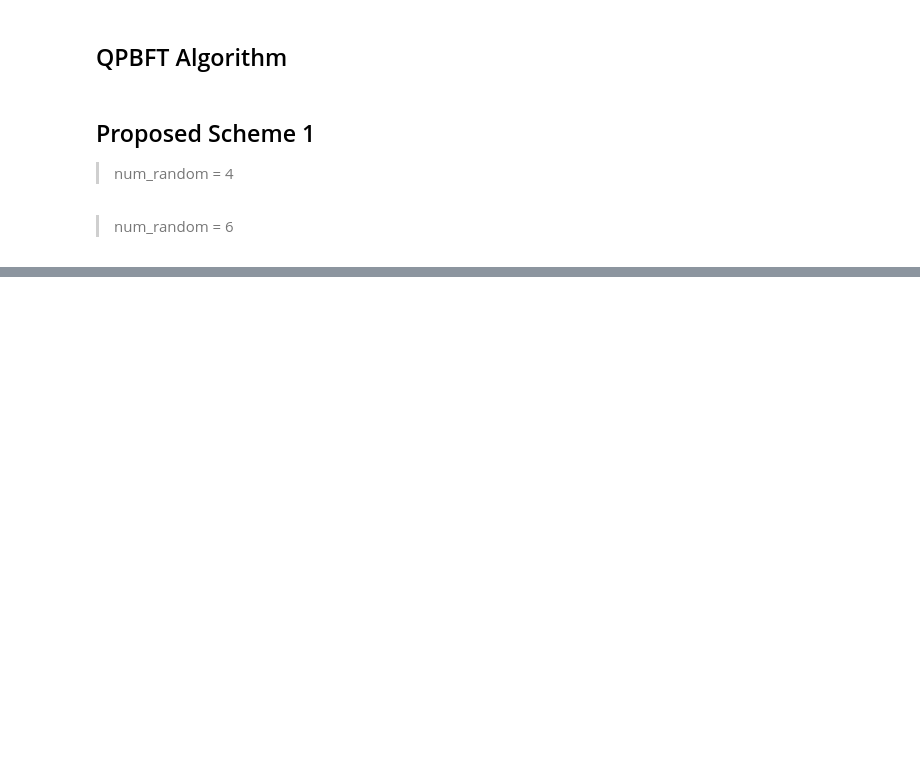
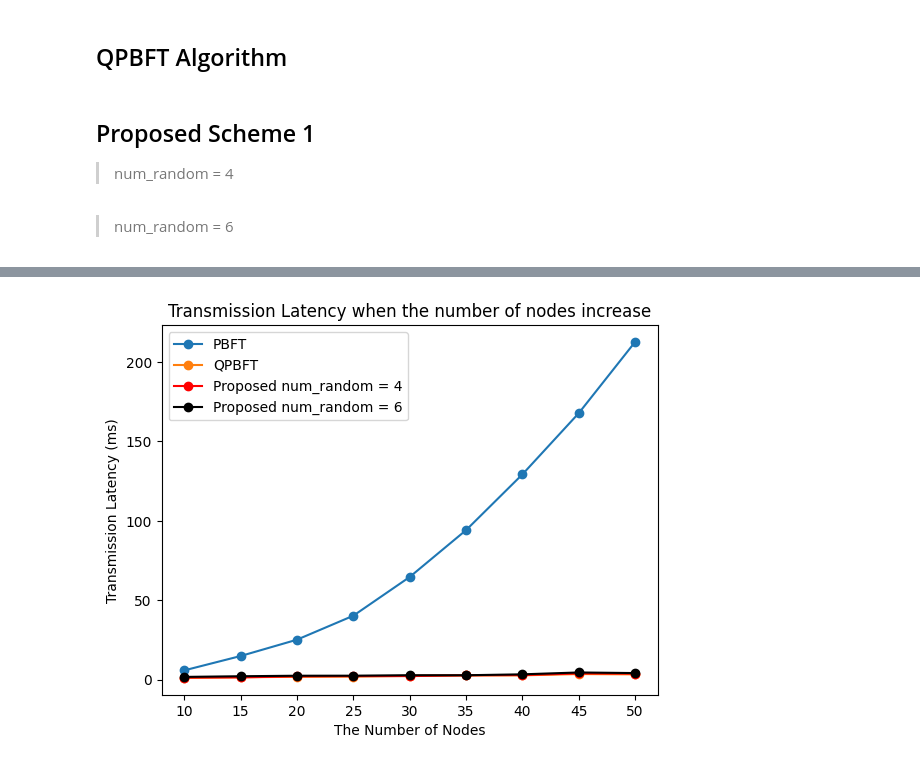
Before and after one commit to OatKID/consensus_demo, a Jupyter notebook: report.ipynb, the cells around one changed output, grey strips where cells are left out. Cells and saved outputs as stored; diff of their text form; code cells hidden in the pictures; blank space fills up the shorter version.

Commit message:
Make function for the number of nodes

```diff
--- a/report.ipynb
+++ b/report.ipynb
@@ -97,6 +156,7 @@ num_nodes = np.array([i for i in range(5, MAX_NUM_NODES + 1, 5)])
 #     probability_request_pbft = np.append(probability_request_pbft, result[1])
 
 result_pbft_request = evaluation_pbft_request(10, 10, 30)
+result_pbft_num_nodes = evaluation_pbft_num_nodes(10, num_nodes)
 # %% [markdown]
 ## QPBFT Algorithm
 # %%
@@ -109,6 +169,7 @@ result_pbft_request = evaluation_pbft_request(10, 10, 30)
 #     probability_request_qpbft = np.append(probability_request_qpbft, result[1])
 
 result_qpbft_request = evaluation_qpbft_request(10, 6, 4, 30)
+result_qpbft_num_nodes = evaluation_qpbft_num_nodes(10, num_nodes, SEED)
 # %% [markdown]
 ## Proposed Scheme 1
 > num_random = 4
@@ -122,6 +183,7 @@ result_qpbft_request = evaluation_qpbft_request(10, 6, 4, 30)
 #     probability_request_proposed = np.append(probability_request_proposed, result[1])
 
 result_proposed_request_1 = evaluation_proposed_scheme_request(10, 6, 4, 4, 30)
+result_proposed_num_nodes_1 = evaluation_proposed_num_nodes(10, num_nodes, 4, SEED)
 # %% [markdown]
 > num_random = 6
 # %%
@@ -134,6 +196,7 @@ result_proposed_request_1 = evaluation_proposed_scheme_request(10, 6, 4, 4, 30)
 #     probability_request_proposed2 = np.append(probability_request_proposed2, result[1])
 
 result_proposed_request_2 = evaluation_proposed_scheme_request(10, 6, 4, 6, 30)
+result_proposed_num_nodes_2 = evaluation_proposed_num_nodes(10, num_nodes, 6, SEED)
 # %%
 import matplotlib.pyplot as plot
 
@@ -162,0 +226,12 @@ plot.show()
+# %%
+plot.plot(num_nodes, result_pbft_num_nodes["delays"], label = "PBFT", marker="o")
+plot.plot(num_nodes, result_qpbft_num_nodes["delays"], label = "QPBFT", marker="o")
+plot.plot(num_nodes, result_proposed_num_nodes_1["delays"], label = "Proposed num_random = 4", color="red", marker="o")
+plot.plot(num_nodes, result_proposed_num_nodes_2["delays"], label = "Proposed num_random = 6", color="black", marker="o")
+plot.legend()
+plot.xlabel("The Number of Nodes")
+plot.ylabel("Transmission Latency (ms)")
+plot.title("Transmission Latency when the number of nodes increase")
+plot.show()
+# %% [output]
+[figure, added]
```
Also changed, not shown: parts of 5 cells of this notebook.
